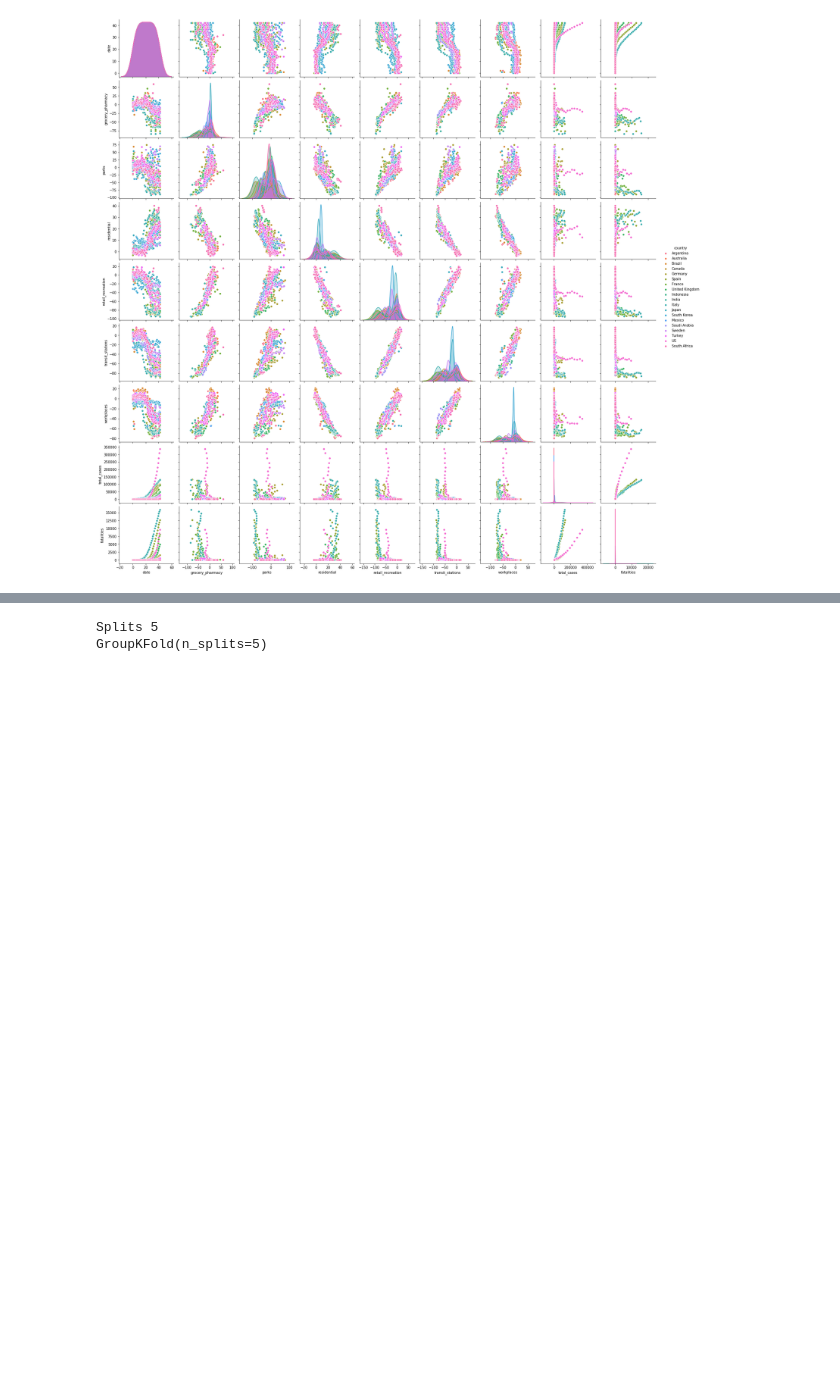
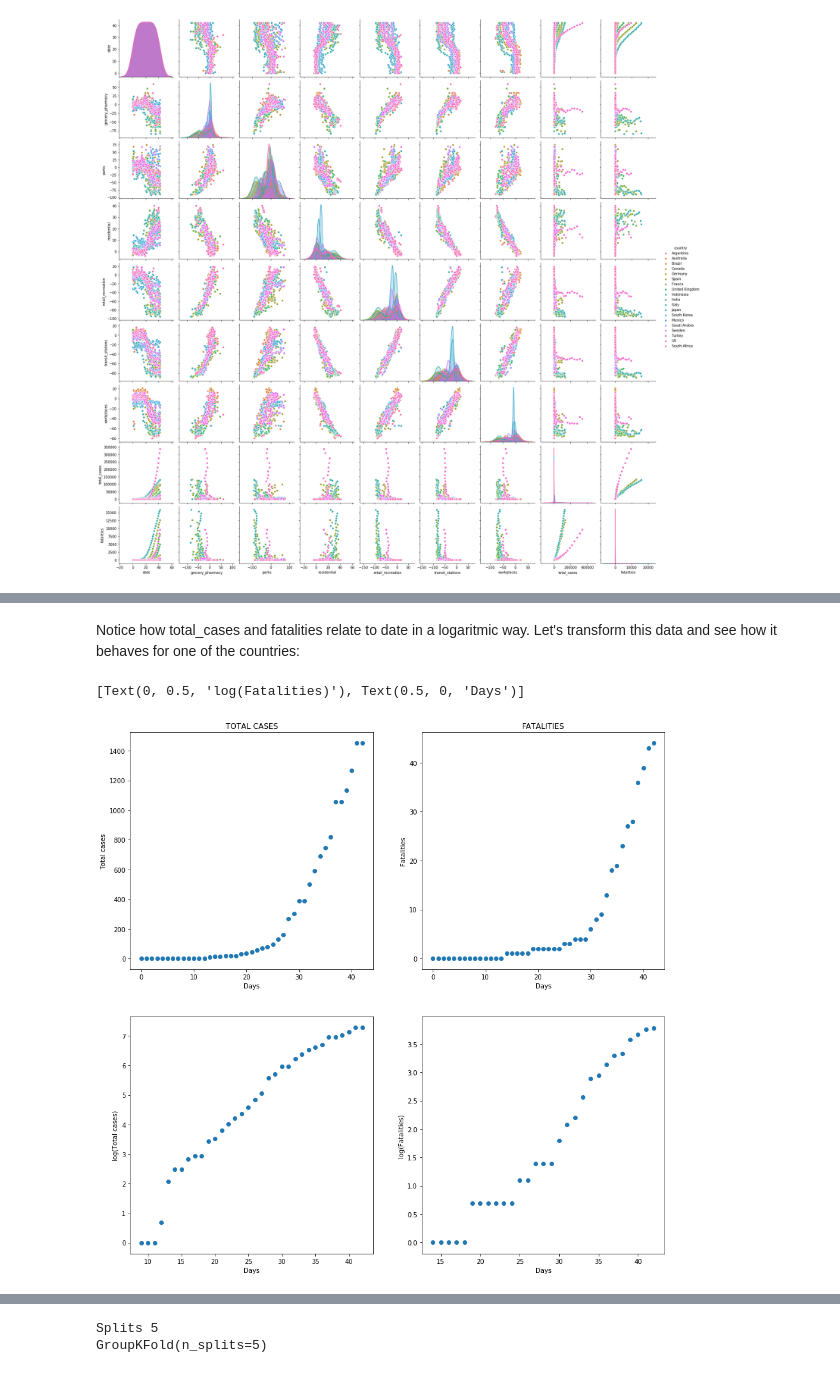
Before and after one commit to fsbarros98/IART_classes, a Jupyter notebook: COVID-19/code/project.ipynb, the cells around one changed output, grey strips where cells are left out. Saved outputs shown, nothing was run; the diff lists cells and outputs as text; code cells hidden in the pictures; blank space fills up the shorter version.

```diff
--- a/COVID-19/code/project.ipynb
+++ b/COVID-19/code/project.ipynb
@@ -134,0 +154,27 @@ At a first sight, no outliers are obvious, that can be derived from the fact tha
+# %% [markdown]
+Notice how total_cases and fatalities relate to date in a logaritmic way. Let's transform this data and see how it behaves for one of the countries:
+# %%
+days_column=np.array(covid_data.loc[:,"date"])[:43]
+total_cases_column=np.array(covid_data.loc[:,"total_cases"])[:43]
+fatalities_column=np.array(covid_data.loc[:,"fatalities"])[:43]
+
+
+
+import matplotlib.pyplot as plt
+fig,axs=plt.subplots(2,2,figsize=(15,15))
+axs[0,0].scatter(days_column,total_cases_column)
+axs[0,0].set(xlabel="Days",ylabel="Total cases")
+axs[0,0].set_title("TOTAL CASES")
+
+axs[1,0].scatter(days_column,np.log(total_cases_column))
+axs[1,0].set(xlabel="Days",ylabel="log(Total cases)")
+
+axs[0,1].scatter(days_column,fatalities_column)
+axs[0,1].set(xlabel="Days",ylabel="Fatalities")
+axs[0,1].set_title("FATALITIES")
+
+axs[1,1].scatter(days_column,np.log(fatalities_column))
+axs[1,1].set(xlabel="Days",ylabel="log(Fatalities)")
+# %% [output]
+[Text(0, 0.5, 'log(Fatalities)'), Text(0.5, 0, 'Days')]
+[figure, added]
```
Also changed, not shown: parts of 23 cells of this notebook.
